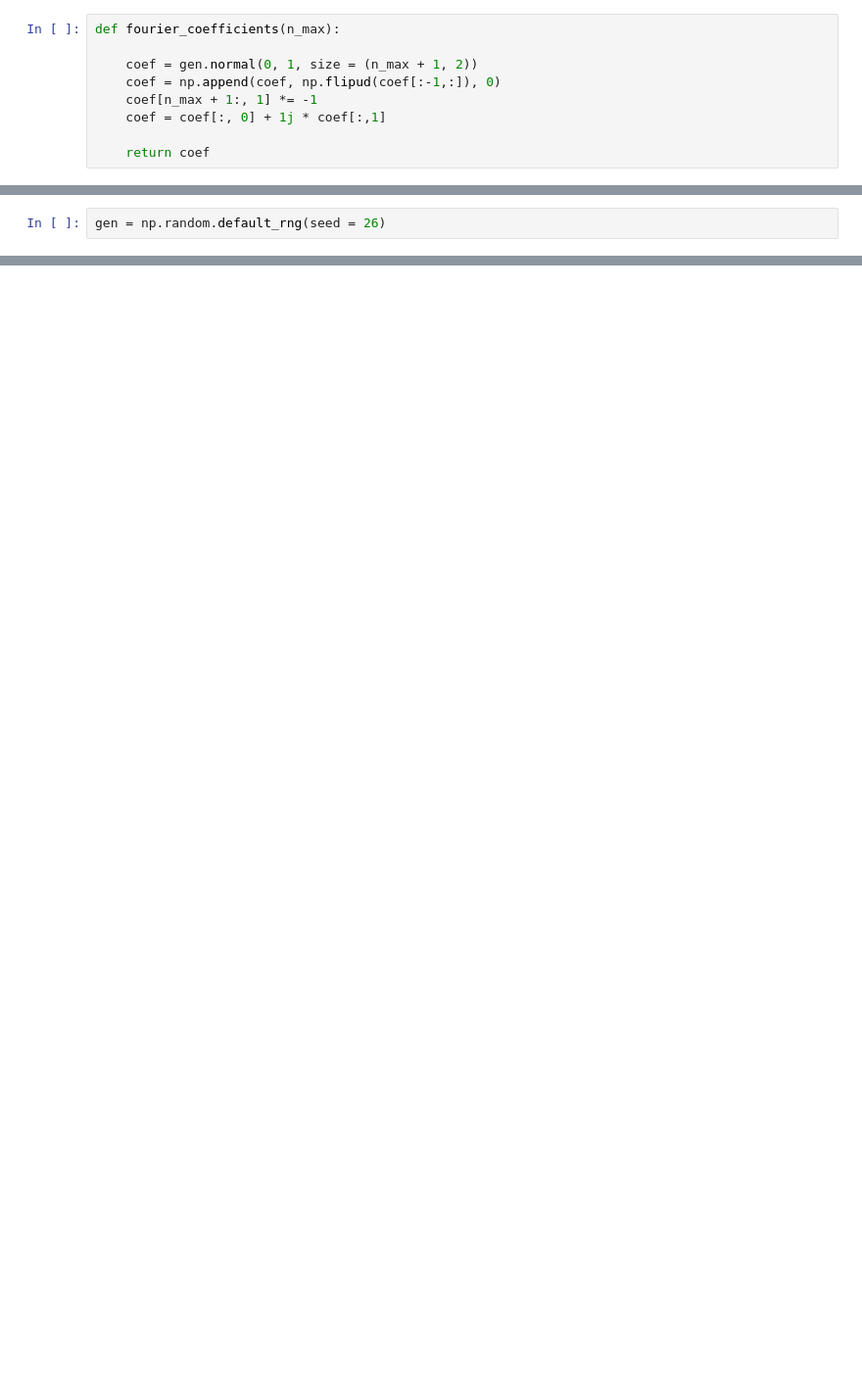
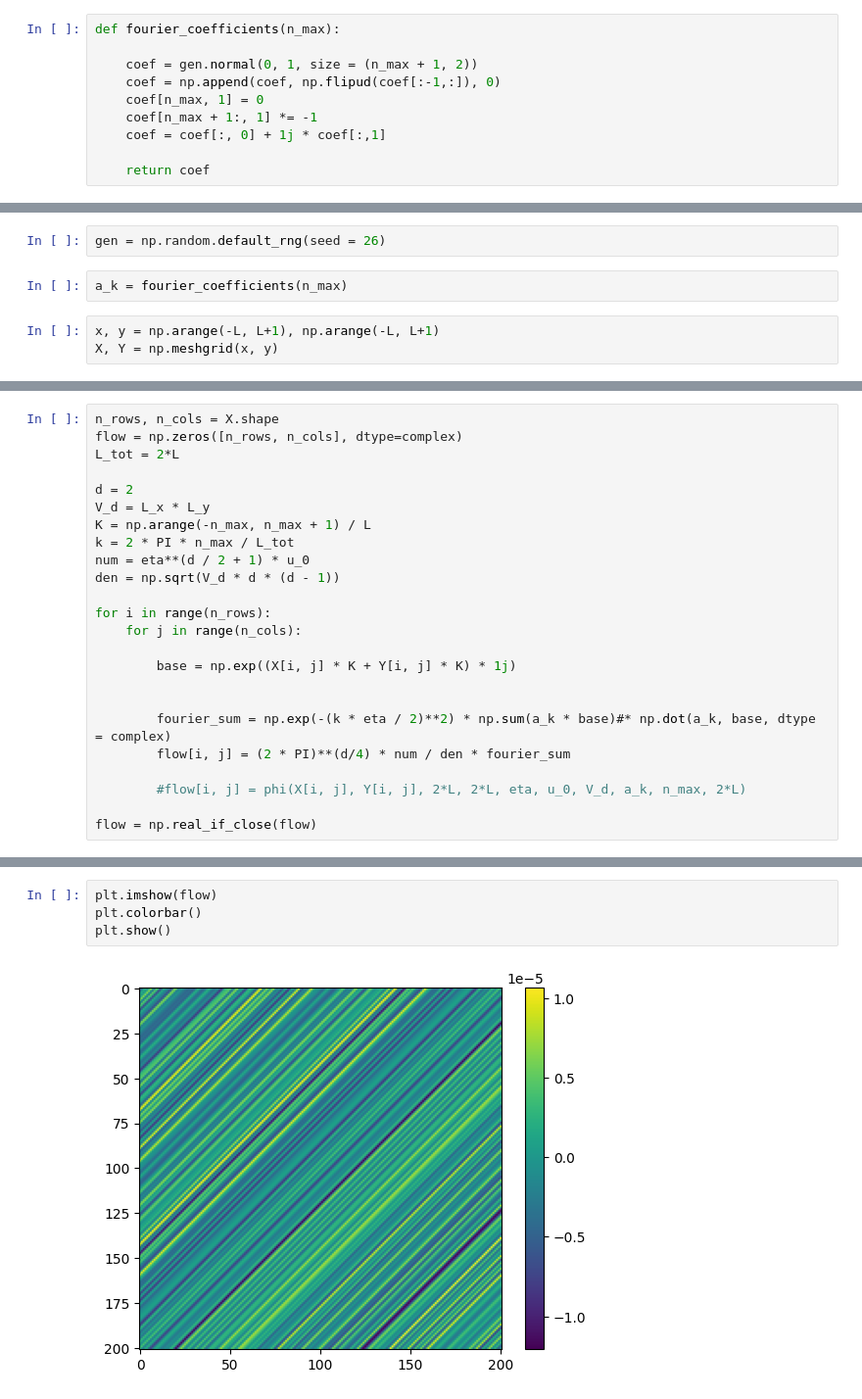
Before and after one commit to AlonsoFernandezVM/Pattern-formation-in-a-phytoplankton-population-based-on-stochastic-models-of-the-ocean-turbulence, a Jupyter notebook: notebooks/random_constant_flow.ipynb, the cells around one changed output, grey strips where cells are left out. Shown at 98% size. Drawn from its saved outputs; the diff is of its cells as text; blank space fills up the shorter version.

Commit message:
Slow implementation of flow

```diff
--- a/notebooks/random_constant_flow.ipynb
+++ b/notebooks/random_constant_flow.ipynb
@@ -8,6 +10,7 @@ def fourier_coefficients(n_max):
 
     coef = gen.normal(0, 1, size = (n_max + 1, 2))
     coef = np.append(coef, np.flipud(coef[:-1,:]), 0)
+    coef[n_max, 1] = 0
     coef[n_max + 1:, 1] *= -1
     coef = coef[:, 0] + 1j * coef[:,1]
 
@@ -60,2 +84,7 @@ array([ 1.36030603+0.37452505j, -1.08551679-0.07479491j,
 # %%
 gen = np.random.default_rng(seed = 26)
+# %%
+a_k = fourier_coefficients(n_max)
+# %%
+x, y = np.arange(-L, L+1), np.arange(-L, L+1)
+X, Y = np.meshgrid(x, y)
@@ -61,0 +95,24 @@ gen = np.random.default_rng(seed = 26)
+# %%
+n_rows, n_cols = X.shape
+flow = np.zeros([n_rows, n_cols], dtype=complex)
+L_tot = 2*L
+
+d = 2
+V_d = L_x * L_y
+K = np.arange(-n_max, n_max + 1) / L
+k = 2 * PI * n_max / L_tot
+num = eta**(d / 2 + 1) * u_0
+den = np.sqrt(V_d * d * (d - 1))
+
+for i in range(n_rows):
+    for j in range(n_cols):
+
+        base = np.exp((X[i, j] * K + Y[i, j] * K) * 1j)
+
+
+        fourier_sum = np.exp(-(k * eta / 2)**2) * np.sum(a_k * base)#* np.dot(a_k, base, dtype = complex)
+        flow[i, j] = (2 * PI)**(d/4) * num / den * fourier_sum
+
+        #flow[i, j] = phi(X[i, j], Y[i, j], 2*L, 2*L, eta, u_0, V_d, a_k, n_max, 2*L)
+
+flow = np.real_if_close(flow)
@@ -61,0 +122,6 @@ gen = np.random.default_rng(seed = 26)
+# %%
+plt.imshow(flow)
+plt.colorbar()
+plt.show()
+# %% [output]
+[figure, added]
```
Also changed, not shown: parts of 7 cells of this notebook.
